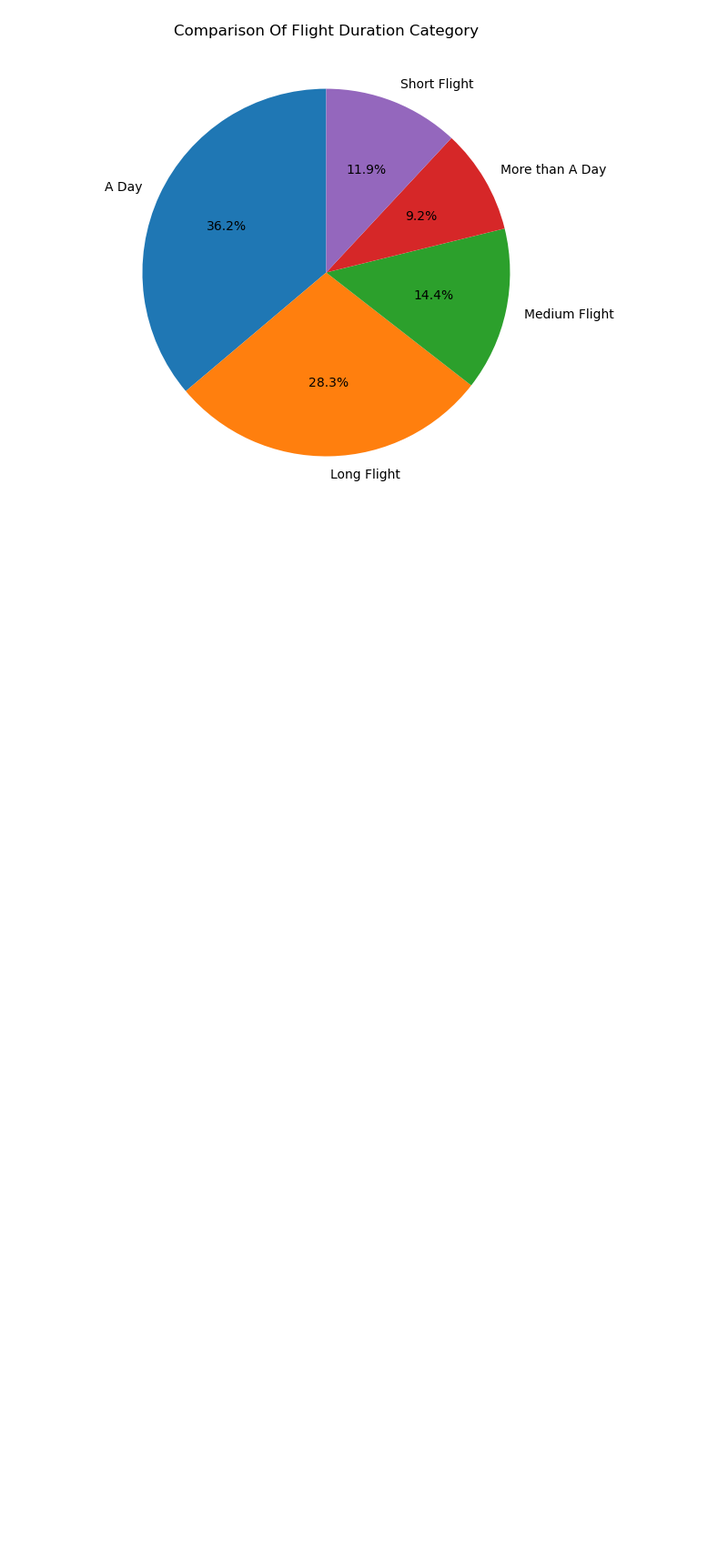
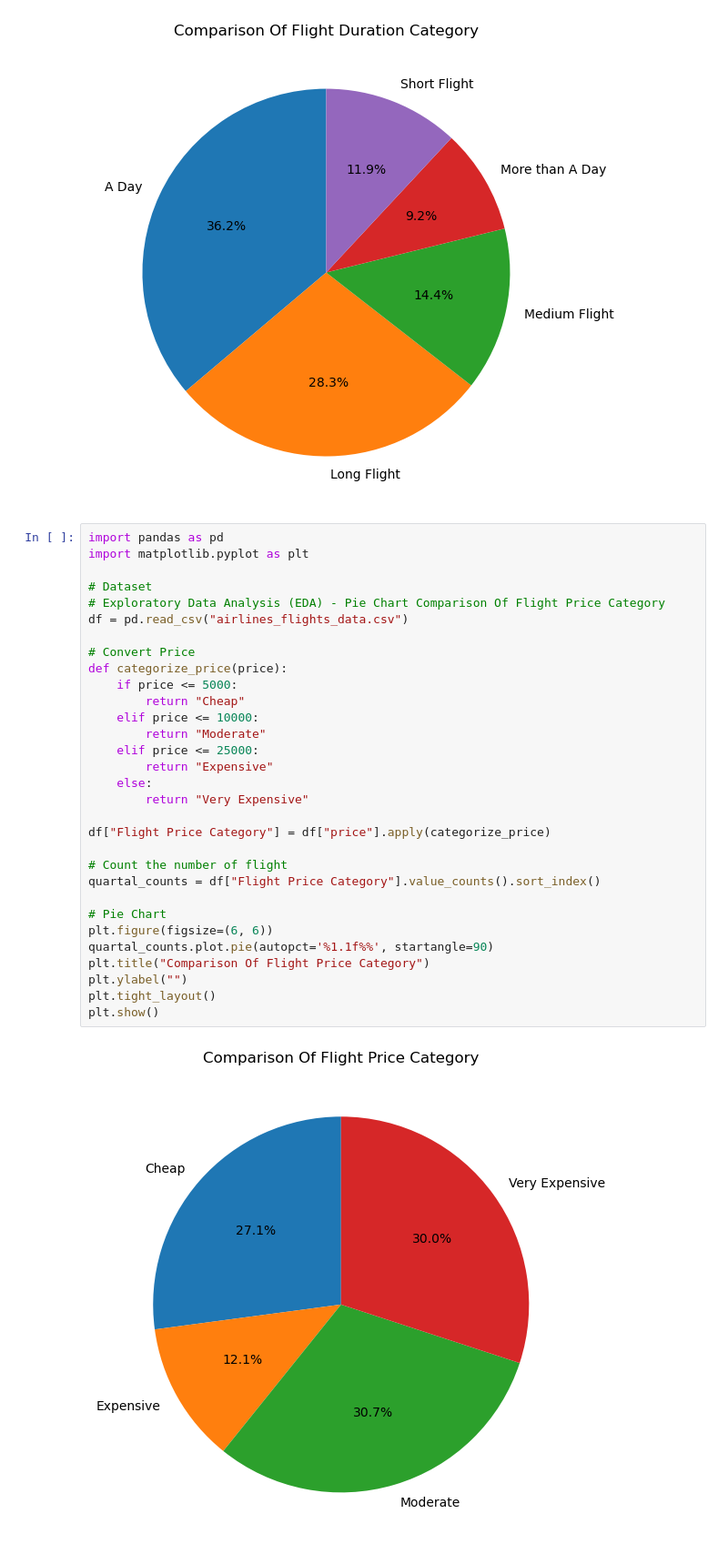
Before and after one commit to FlazeFy2/DS_Airlines-Flights-Data, a Jupyter notebook: exploratory data analysis-pie.ipynb, the cells around one changed output. Shown: that part at 91% size. Saved outputs shown, nothing was run; the diff lists cells and outputs as text; blank space fills up the shorter version.

Commit message:
[DS] Exploratory Data Analysis (EDA) - Pie Chart Comparison Of Flight Price Category

```diff
--- a/exploratory data analysis-pie.ipynb
+++ b/exploratory data analysis-pie.ipynb
@@ -59,3 +59,36 @@ plt.tight_layout()
 plt.show()
 # %% [output]
 [figure]
+# %%
+import pandas as pd
+import matplotlib.pyplot as plt
+
+# Dataset
+# Exploratory Data Analysis (EDA) - Pie Chart Comparison Of Flight Price Category
+df = pd.read_csv("airlines_flights_data.csv")
+
+# Convert Price
+def categorize_price(price):
+    if price <= 5000:
+        return "Cheap"
+    elif price <= 10000:
+        return "Moderate"
+    elif price <= 25000:
+        return "Expensive"
+    else:
+        return "Very Expensive"
+
+df["Flight Price Category"] = df["price"].apply(categorize_price)
+
+# Count the number of flight
+quartal_counts = df["Flight Price Category"].value_counts().sort_index()
+
+# Pie Chart
+plt.figure(figsize=(6, 6))
+quartal_counts.plot.pie(autopct='%1.1f%%', startangle=90)
+plt.title("Comparison Of Flight Price Category")
+plt.ylabel("")
+plt.tight_layout()
+plt.show()
+# %% [output]
+[figure, added]
```
